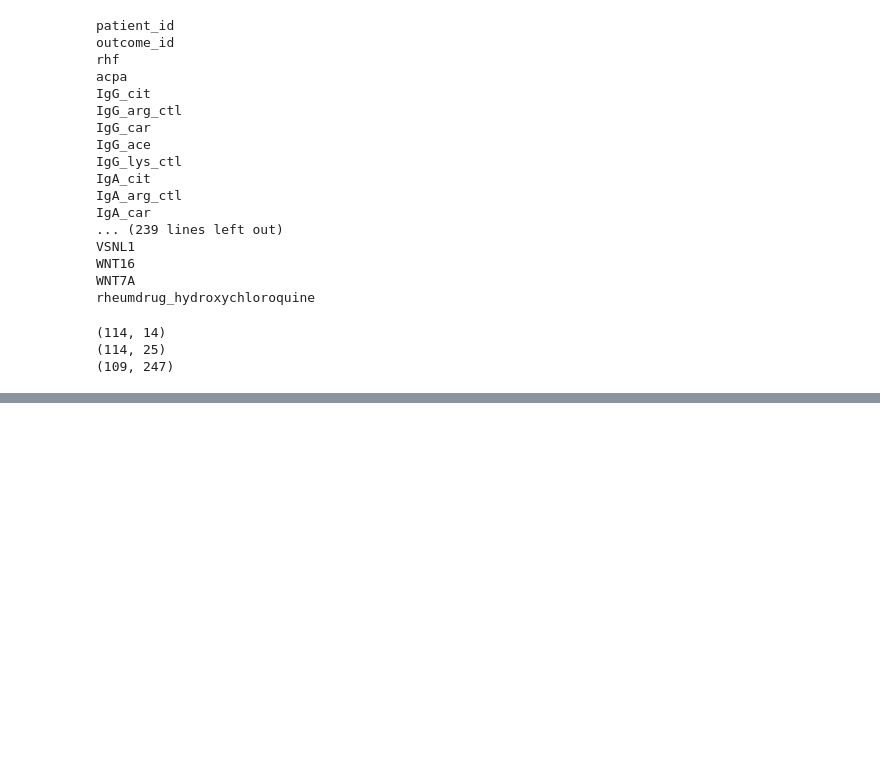
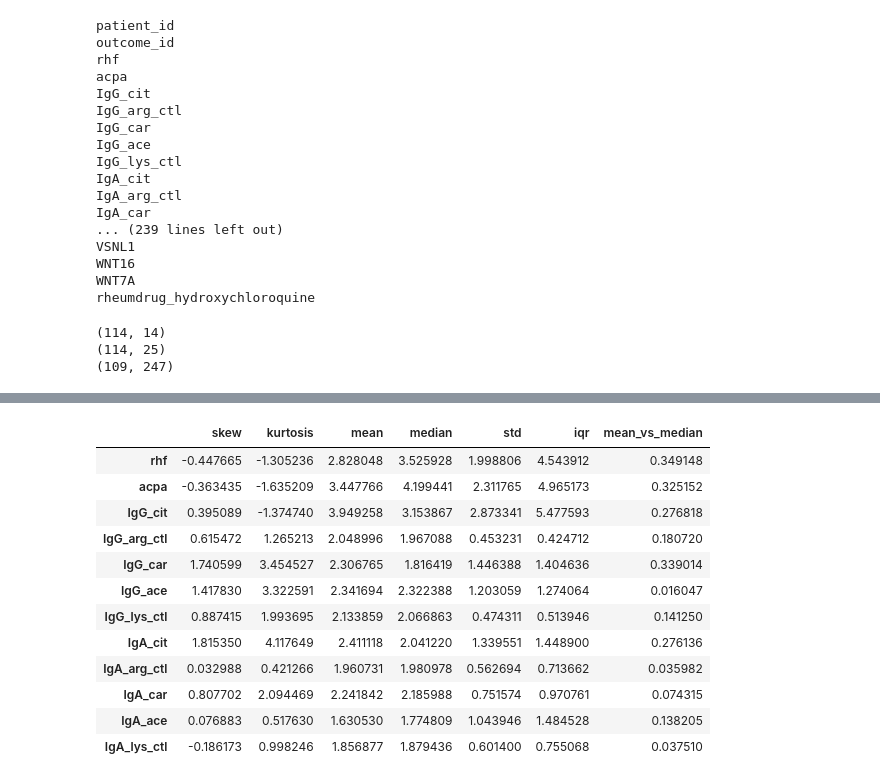
Before and after one commit to jamiefostergrime2/cfe-vis, a Jupyter notebook: experiments/notebooks/explorer.ipynb, the cells around one changed output, grey strips where cells are left out. Saved outputs shown, nothing was run; the diff lists cells and outputs as text; code cells hidden in the pictures; blank space fills up the shorter version.

```diff
--- a/experiments/notebooks/explorer.ipynb
+++ b/experiments/notebooks/explorer.ipynb
@@ -84,3 +84,36 @@ dataA.describe()
 | 50% | 3.525928 | 4.199441 | 3.153867 | 1.967088 | 1.816419 | 2.322388 | 2.066863 | 2.041220 | 1.980978 | 2.185988 | ... |
 | 75% | 4.543912 | 5.707110 | 6.837615 | 2.216471 | 2.863251 | 2.744045 | 2.370244 | 2.853275 | 2.287433 | 2.711227 | ... |
 | max | 6.287859 | 5.831882 | 8.776090 | 3.387774 | 7.781472 | 7.377759 | 4.060443 | 7.984940 | 3.549617 | 5.411646 | ... |
+# %%
+import matplotlib.pyplot as plt
+from scipy import stats
+
+# Drop the outcome column if present, keep only feature columns
+# Keep only numeric feature columns
+features = dataA.drop(columns=['outcome'], errors='ignore').select_dtypes(include='number')
+
+# Summary stats focused on tail behaviour
+summary = pandas.DataFrame({
+    'skew': features.skew(),
+    'kurtosis': features.kurtosis(),
+    'mean': features.mean(),
+    'median': features.median(),
+    'std': features.std(),
+    'iqr': features.quantile(0.75) - features.quantile(0.25),
+})
+summary['mean_vs_median'] = (summary['mean'] - summary['median']).abs() / summary['std']
+summary
+# %% [output]
+|  | skew | kurtosis | mean | median | std | iqr | mean_vs_median |
+| rhf | -0.447665 | -1.305236 | 2.828048 | 3.525928 | 1.998806 | 4.543912 | 0.349148 |
+| acpa | -0.363435 | -1.635209 | 3.447766 | 4.199441 | 2.311765 | 4.965173 | 0.325152 |
+| IgG_cit | 0.395089 | -1.374740 | 3.949258 | 3.153867 | 2.873341 | 5.477593 | 0.276818 |
+| IgG_arg_ctl | 0.615472 | 1.265213 | 2.048996 | 1.967088 | 0.453231 | 0.424712 | 0.180720 |
+| IgG_car | 1.740599 | 3.454527 | 2.306765 | 1.816419 | 1.446388 | 1.404636 | 0.339014 |
+| IgG_ace | 1.417830 | 3.322591 | 2.341694 | 2.322388 | 1.203059 | 1.274064 | 0.016047 |
+| IgG_lys_ctl | 0.887415 | 1.993695 | 2.133859 | 2.066863 | 0.474311 | 0.513946 | 0.141250 |
+| IgA_cit | 1.815350 | 4.117649 | 2.411118 | 2.041220 | 1.339551 | 1.448900 | 0.276136 |
+| IgA_arg_ctl | 0.032988 | 0.421266 | 1.960731 | 1.980978 | 0.562694 | 0.713662 | 0.035982 |
+| IgA_car | 0.807702 | 2.094469 | 2.241842 | 2.185988 | 0.751574 | 0.970761 | 0.074315 |
+| IgA_ace | 0.076883 | 0.517630 | 1.630530 | 1.774809 | 1.043946 | 1.484528 | 0.138205 |
+| IgA_lys_ctl | -0.186173 | 0.998246 | 1.856877 | 1.879436 | 0.601400 | 0.755068 | 0.037510 |
```
Also changed, not shown: parts of 2 cells of this notebook, 4 other files.
